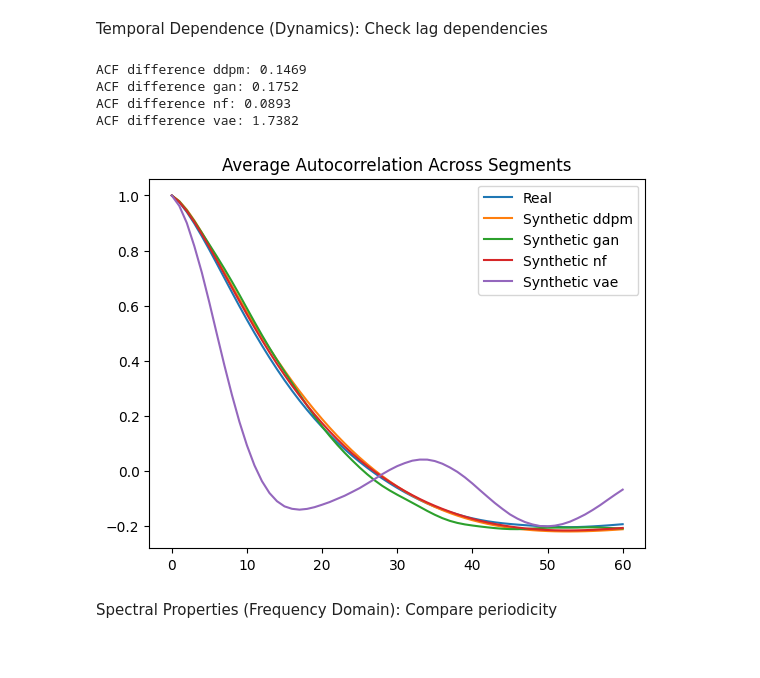
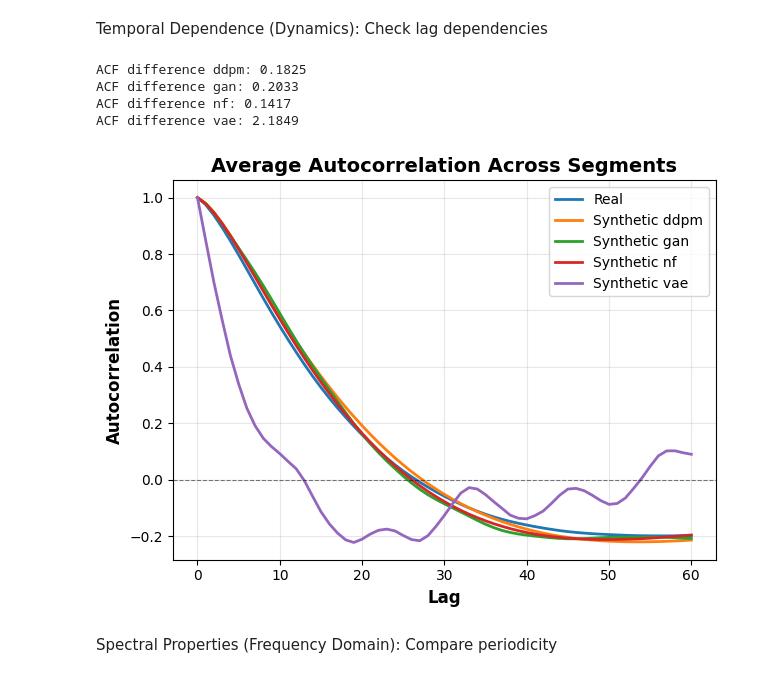
Before and after one commit to miro-4231/Synth_CGM, a Jupyter notebook: notebooks/data_analysis.ipynb, the cells around one changed output. Cells and saved outputs as stored; diff of their text form; code cells hidden in the pictures.

```diff
--- a/notebooks/data_analysis.ipynb
+++ b/notebooks/data_analysis.ipynb
@@ -158,0 +151,29 @@ plt.show()
+# %%
+# Option 2: Combined comparison (all models in one plot) - RECOMMENDED
+print("\nGenerating combined distribution comparison...")
+fig, axes = plt.subplots(1, len(generated_data) + 1, figsize=(5 * (len(generated_data) + 1), 5))
+
+# Handle case with single model
+if len(generated_data) == 1:
+    axes = [axes]
+
+# Plot reference distribution in first subplot
+axes[0].hist(x.ravel(), bins=50, alpha=0.7, color='steelblue', edgecolor='black', density=True)
+axes[0].set_xlabel('Value', fontsize=11, fontweight='bold')
+axes[0].set_ylabel('Density', fontsize=11, fontweight='bold')
+axes[0].set_title('Synthetic Reference', fontsize=12, fontweight='bold')
+axes[0].grid(axis='y', alpha=0.3)
+
+# Plot each model's distribution
+for idx, (model, data) in enumerate(generated_data.items(), start=1):
+    axes[idx].hist(data[:len(x)].ravel(), bins=50, alpha=0.7,
+                   color='coral', edgecolor='black', density=True)
+    axes[idx].set_xlabel('Value', fontsize=11, fontweight='bold')
+    axes[idx].set_ylabel('Density', fontsize=11, fontweight='bold')
+    axes[idx].set_title(f'Generated: {model}', fontsize=12, fontweight='bold')
+    axes[idx].grid(axis='y', alpha=0.3)
+
+plt.suptitle('Marginal Distribution Comparison: Reference vs Generated Data',
+             fontsize=14, fontweight='bold', y=1.02)
+plt.tight_layout()
+plt.show()
@@ -161,34 +185,38 @@ Temporal Dependence (Dynamics): Check lag dependencies
 # %%
 from statsmodels.tsa.stattools import acf
 
 Evaluation_results ["StatisticalFidelity"]["TemporalDependence"] = {"Criterions" : ["acf_diff"]}
 
 def mean_acf(X, nlags=60):
     acfs = []
     for row in X:
         acfs.append(acf(row, nlags=nlags))
     return np.mean(acfs, axis=0)
 
 acf_real = mean_acf(x)
-plt.plot(acf_real, label="Real")
+plt.plot(acf_real, label="Real", linewidth=2)
 
 for model, data in generated_data.items():
     acf_synth = mean_acf(data[:len(x)])
     acf_diff = np.linalg.norm(acf_real - acf_synth)
     Evaluation_results ["StatisticalFidelity"]["TemporalDependence"][model] = [acf_diff]
     print(f"ACF difference {model}: {acf_diff:.4f}")
-    plt.plot(acf_synth, label=f"Synthetic {model}")
+    plt.plot(acf_synth, label=f"Synthetic {model}", linewidth=2)
 
-
-
-plt.legend(); plt.title("Average Autocorrelation Across Segments")
+plt.xlabel("Lag", fontsize=12, fontweight='bold')
+plt.ylabel("Autocorrelation", fontsize=12, fontweight='bold')
+plt.title("Average Autocorrelation Across Segments", fontsize=14, fontweight='bold')
+plt.axhline(y=0, color='black', linestyle='--', linewidth=0.8, alpha=0.5)
+plt.grid(alpha=0.3)
+plt.legend()
+plt.tight_layout()
 plt.show()
 # %% [output]
-ACF difference ddpm: 0.1469
-ACF difference gan: 0.1752
-ACF difference nf: 0.0893
-ACF difference vae: 1.7382
+ACF difference ddpm: 0.1825
+ACF difference gan: 0.2033
+ACF difference nf: 0.1417
+ACF difference vae: 2.1849
-[figure, old version]
+[figure, new version]
 # %% [markdown]
 Spectral Properties (Frequency Domain): Compare periodicity
 # %%
```
Also changed, not shown: parts of 23 cells of this notebook, 4 other files.
